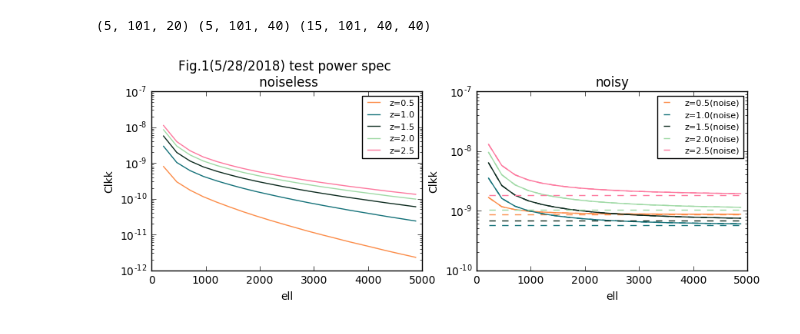
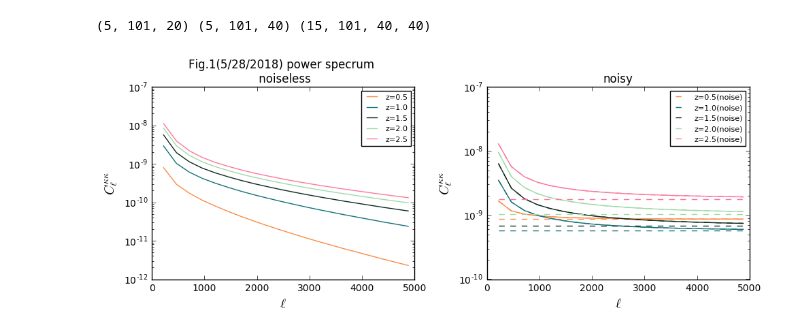
Before and after one commit to liuxx479/PDFs, a Jupyter notebook: test_10k.ipynb, the cells around one changed output. Saved outputs shown, nothing was run; the diff lists cells and outputs as text; code cells hidden in the pictures.

Commit message:
test 10k

```diff
--- a/test_10k.ipynb
+++ b/test_10k.ipynb
@@ -44,20 +44,21 @@ ngal_arr = np.array([8.83, 13.25, 11.15, 7.36, 4.26])
 Clnn =  array([0.3**2 / ngal / 1.18e7 for ngal in ngal_arr])
 # %%
 seed(45)
-f, axes = subplots (1, 2, figsize=(10,3))
+f, axes = subplots (1, 2, figsize=(10,4))
 for i in range(5):
     icolor=rand(3)
     axes[0].plot(ell, psI[i,1],color=icolor,label='z=%s'%(z_arr[i]))
     axes[1].plot(ell, psN[i,1],color=icolor)#,label='z=%s'%(z_arr[i]))
     axes[1].plot(ell, ones(20)*Clnn[i],'--',color=icolor,label='z=%s(noise)'%(z_arr[i]))
     axes[1].plot(ell, psI[i,1]+Clnn[i],'--',color=icolor)
-axes[0].set_title('Fig.1(5/28/2018) test power spec \n noiseless')
+axes[0].set_title('Fig.1(5/28/2018) power specrum \n noiseless')
 axes[1].set_title('noisy')
 for ax in axes:
     ax.set_yscale('log')
-    ax.set_xlabel('ell')
-    ax.set_ylabel('Clkk')
+    ax.set_xlabel('$\ell$',fontsize=14)
+    ax.set_ylabel('$C_\ell^{\kappa\kappa}$',fontsize=14)
     ax.legend(fontsize=8,loc='best')
+plt.tight_layout()
 show()
 # %% [output]
-[figure, old version]
+[figure, new version]
```
Also changed, not shown: parts of 1 cell of this notebook.
